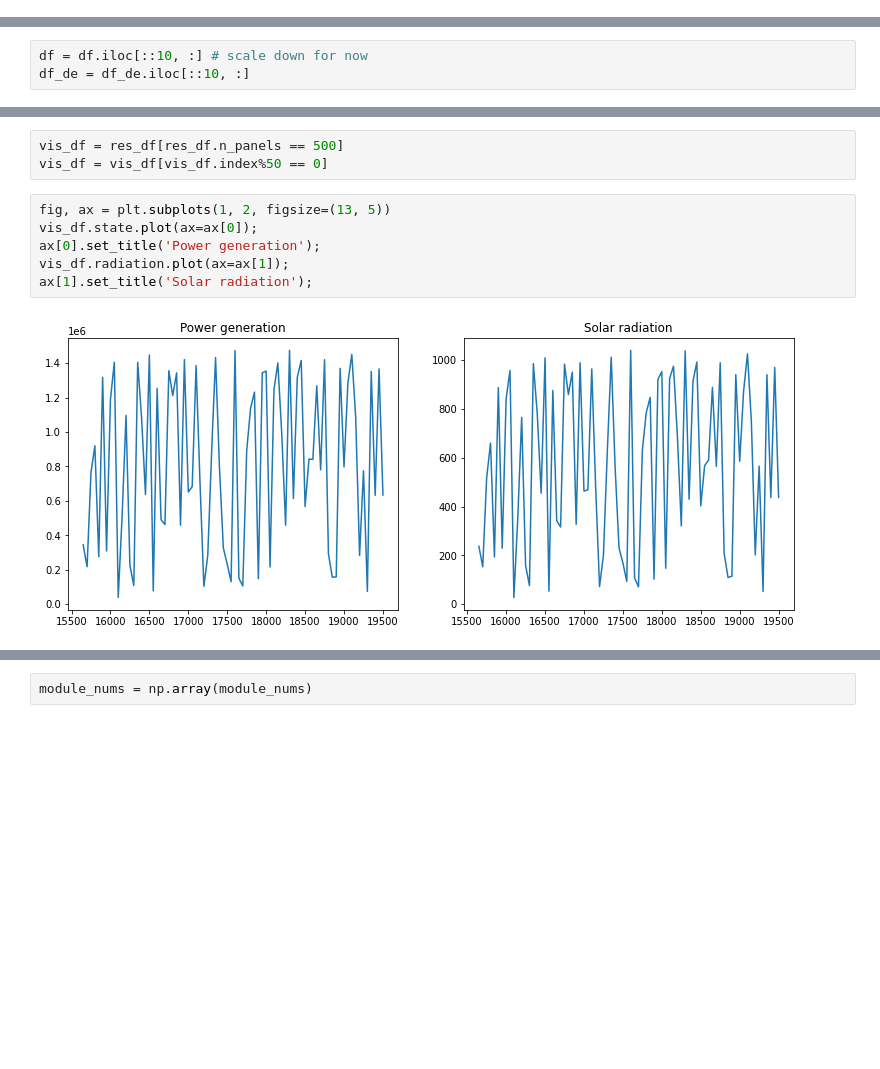
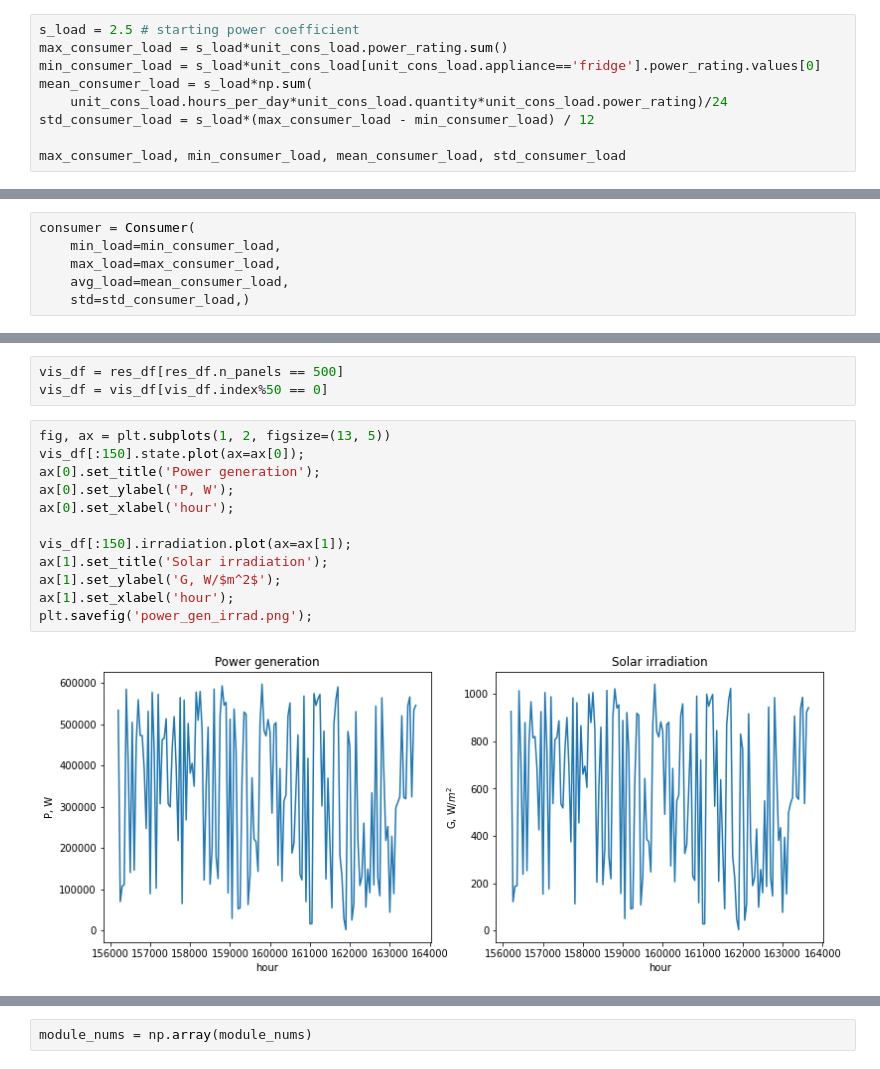
Before and after one commit to erelin6613/grid_modeling, a Jupyter notebook: load_analysis.ipynb, the cells around one changed output, grey strips where cells are left out. Cells and saved outputs as stored; diff of their text form; blank space fills up the shorter version.

```diff
--- a/load_analysis.ipynb
+++ b/load_analysis.ipynb
@@ -53,3 +60,12 @@ unit_cons_load
 np.sum(unit_cons_load['total_per_day'])
 # %% [output]
 4665
+# %%
+s_load = 2.5 # starting power coefficient
+max_consumer_load = s_load*unit_cons_load.power_rating.sum()
+min_consumer_load = s_load*unit_cons_load[unit_cons_load.appliance=='fridge'].power_rating.values[0]
+mean_consumer_load = s_load*np.sum(
+    unit_cons_load.hours_per_day*unit_cons_load.quantity*unit_cons_load.power_rating)/24
+std_consumer_load = s_load*(max_consumer_load - min_consumer_load) / 12
+
+max_consumer_load, min_consumer_load, mean_consumer_load, std_consumer_load
@@ -78,3 +93,9 @@ consumer = Consumer()
+# %%
+consumer = Consumer(
+    min_load=min_consumer_load,
+    max_load=max_consumer_load,
+    avg_load=mean_consumer_load,
+    std=std_consumer_load,)
 # %%
 eta_r = 0.19
 eta_tr = 0.25
@@ -106,9 +127,6 @@ df.tail()
 | 39037 | 2016-12-31 11:10:00 | 0.52 | 643.91 |
 | 39038 | 2016-12-31 12:10:00 | 0.98 | 822.75 |
 | 39039 | 2016-12-31 13:10:00 | -1.04 | 493.15 |
-# %%
-df = df.iloc[::10, :] # scale down for now
-df_de = df_de.iloc[::10, :]
 # %%
 ref_temp = df.temperature.values[0]
 module_nums = []
@@ -167,12 +206,18 @@ vis_df = res_df[res_df.n_panels == 500]
 vis_df = vis_df[vis_df.index%50 == 0]
 # %%
 fig, ax = plt.subplots(1, 2, figsize=(13, 5))
-vis_df.state.plot(ax=ax[0]);
+vis_df[:150].state.plot(ax=ax[0]);
 ax[0].set_title('Power generation');
-vis_df.radiation.plot(ax=ax[1]);
-ax[1].set_title('Solar radiation');
+ax[0].set_ylabel('P, W');
+ax[0].set_xlabel('hour');
+
+vis_df[:150].irradiation.plot(ax=ax[1]);
+ax[1].set_title('Solar irradiation');
+ax[1].set_ylabel('G, W/$m^2$');
+ax[1].set_xlabel('hour');
+plt.savefig('power_gen_irrad.png');
 # %% [output]
-[figure, old version]
+[figure, new version]
 # %%
 plt.scatter(vis_df.index, vis_df.state)
 # %% [output]
```
Also changed, not shown: parts of 27 cells of this notebook, 3 other files.
